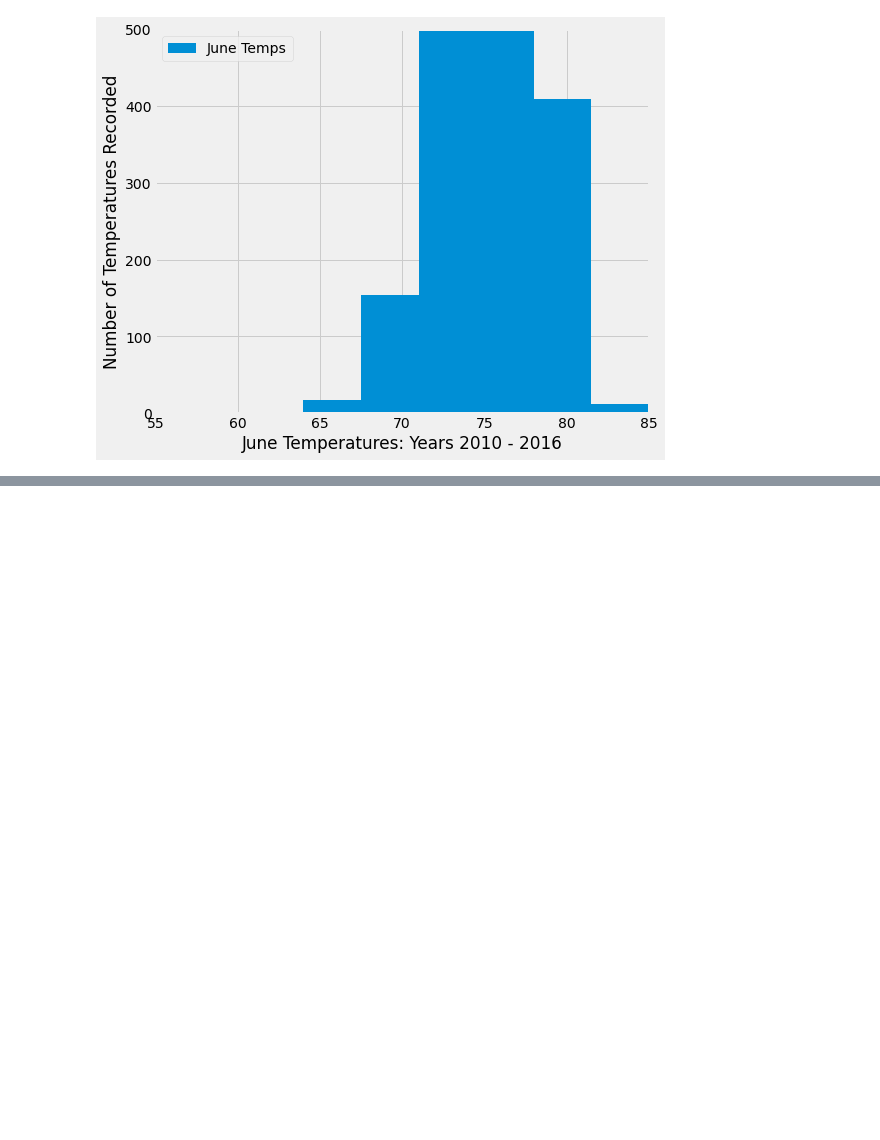
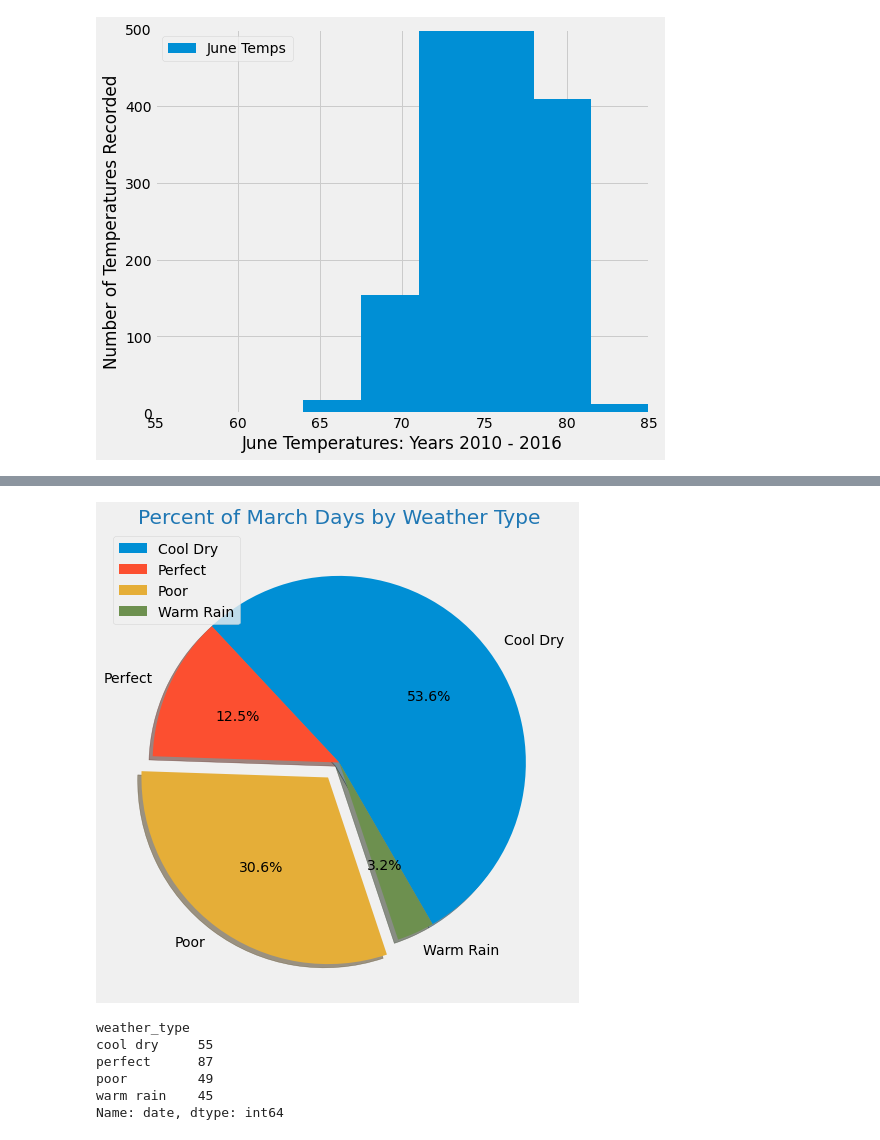
Before and after one commit to mtmcphail/Surfs_Up, a Jupyter notebook: SurfsUp_Challenge.ipynb, the cells around one changed output, grey strips where cells are left out. Cells and saved outputs as stored; diff of their text form; code cells hidden in the pictures; blank space fills up the shorter version.

```diff
--- a/SurfsUp_Challenge.ipynb
+++ b/SurfsUp_Challenge.ipynb
@@ -155,0 +395,26 @@ plt.show()
+# %%
+# Based on above results, looks like March has the best weather
+mar_wtype = daily_df.loc[daily_df['month'] == '03'].groupby('weather_type')['date'].count()
+mar_wtype
+
+plt.style.use('fivethirtyeight')
+plt.subplots(figsize=(8, 8))
+plt.pie(mar_wtype,
+            labels=["Cool Dry", "Perfect", "Poor", "Warm Rain"],
+            explode=[0, 0.0, 0.1, 0],
+            autopct='%1.1f%%',
+            shadow=True, startangle=300)
+plt.title('Percent of March Days by Weather Type', color = "Tab:blue")
+plt.legend(loc = 'upper left')
+plt.savefig('Resources/mar_wtype.png')
+plt.show()
+
+print(jun_wtype)
+# %% [output]
+[figure, added]
+weather_type
+cool dry     55
+perfect      87
+poor         49
+warm rain    45
+Name: date, dtype: int64
```
Also changed, not shown: parts of 18 cells of this notebook, 9 other files.
